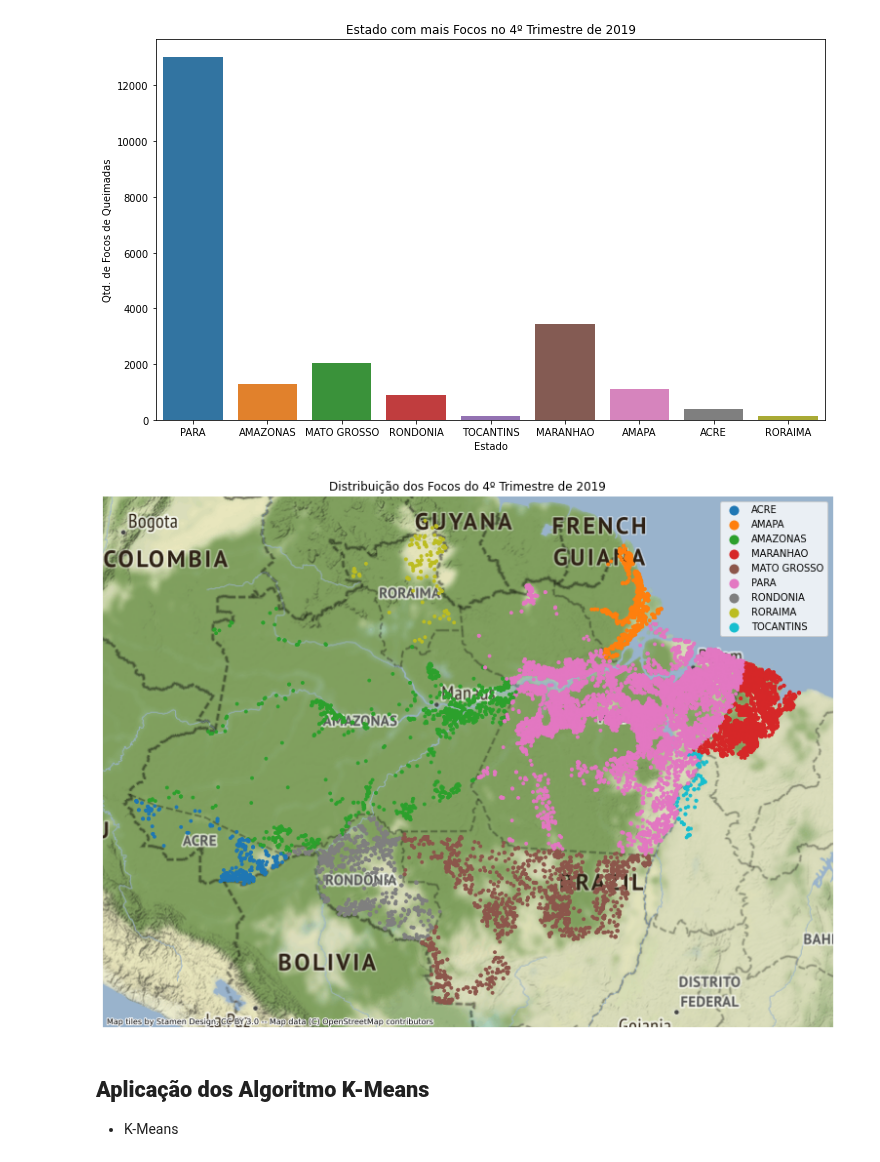
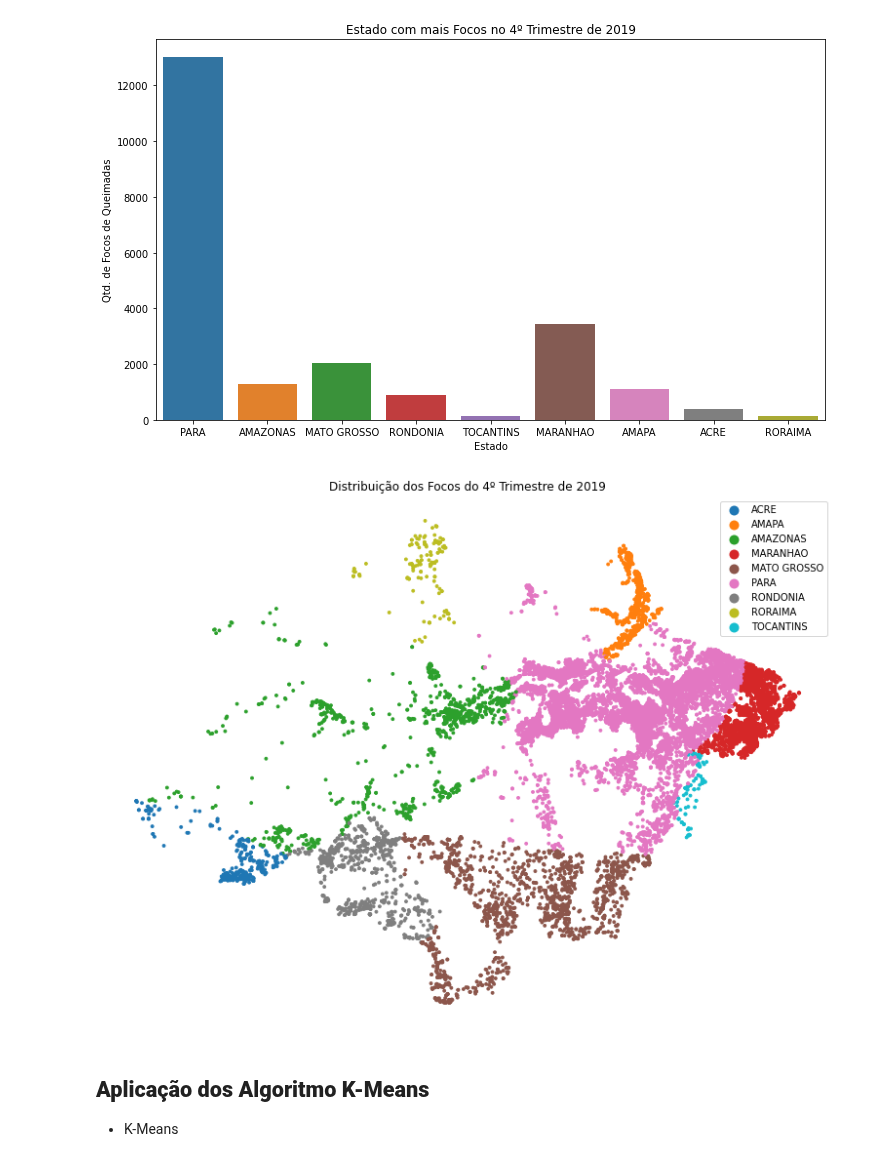
Before and after one commit to danielleitesoares/tccuea, a Jupyter notebook: 2019_trim04.ipynb, the cells around one changed output. Cells and saved outputs as stored; diff of their text form; code cells hidden in the pictures.

```diff
--- a/2019_trim04.ipynb
+++ b/2019_trim04.ipynb
@@ -163,12 +163,12 @@ plt.show()
 [figure]
 # %%
 ax = alertas_trim04.plot(figsize=(15, 10), column='estado', markersize=8, legend=True)
-contextily.add_basemap(ax)
+#contextily.add_basemap(ax)
 ax.set_axis_off()
 ax.set_title("Distribuição dos Focos do 4º Trimestre de 2019")
 plt.show()
 # %% [output]
-[figure, old version]
+[figure, new version]
 # %% [markdown]
 ## **Aplicação dos Algoritmo K-Means**
 
```
Also changed, not shown: parts of 2 cells of this notebook.
